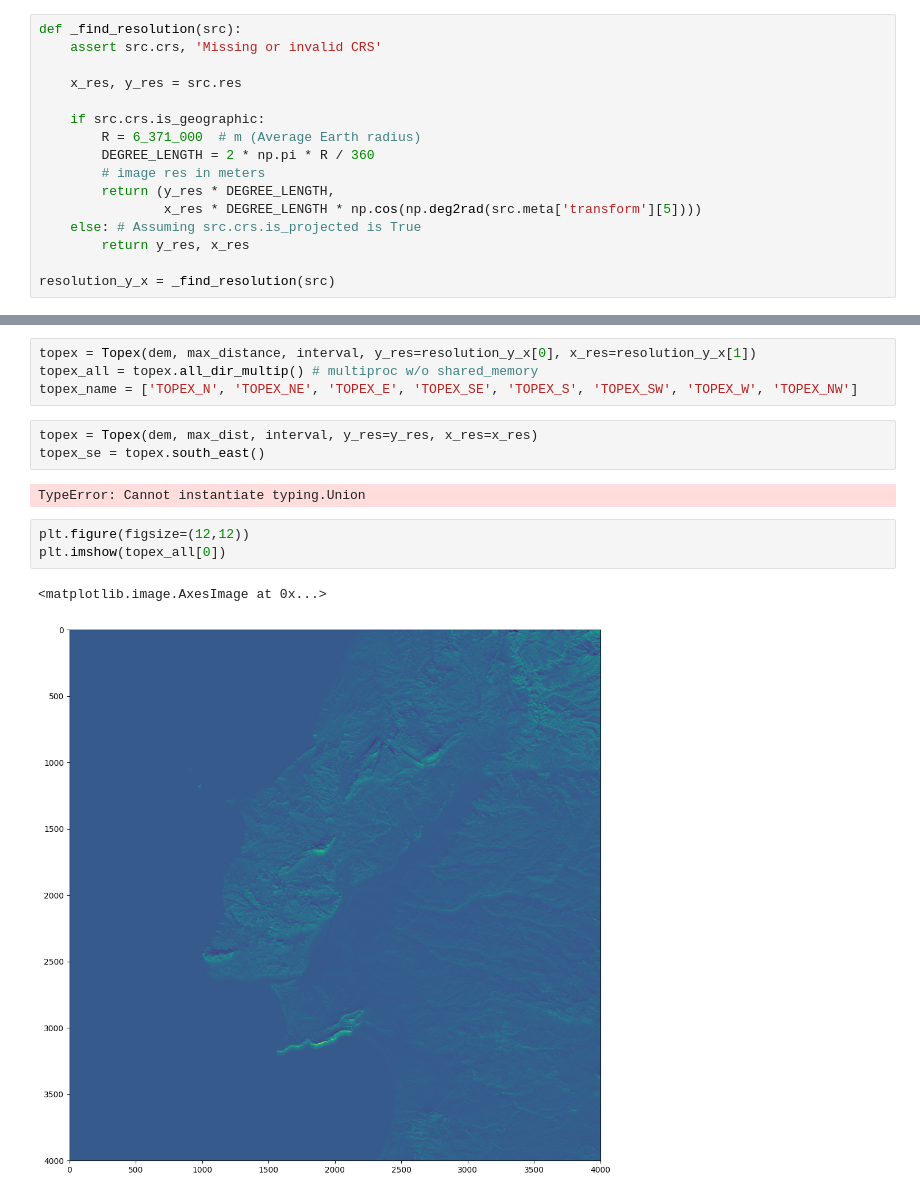
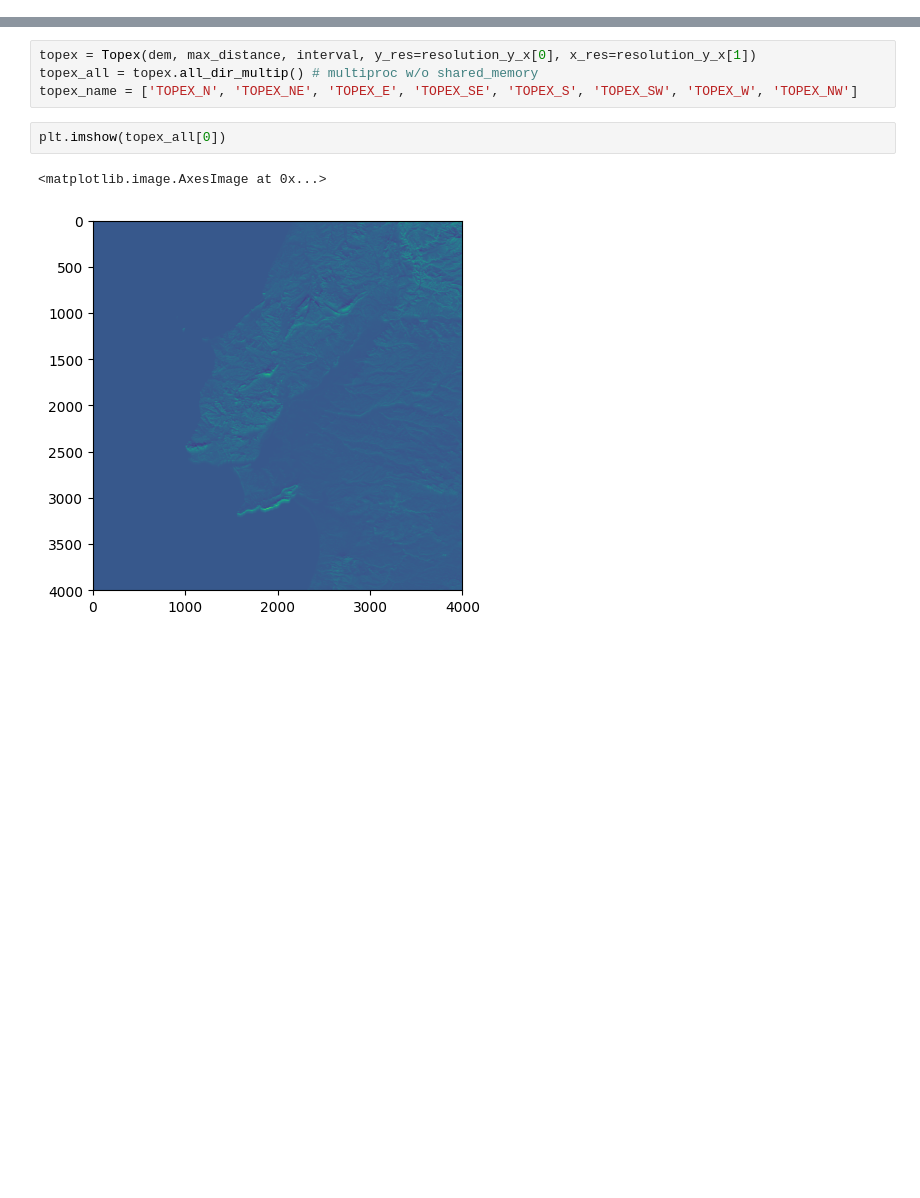
Before and after one commit to armkhudinyan/TOPEX, a Jupyter notebook: exposure.ipynb, the cells around one changed output, grey strips where cells are left out. Cells and saved outputs as stored; diff of their text form; blank space fills up the shorter version.

```diff
--- a/exposure.ipynb
+++ b/exposure.ipynb
@@ -95,19 +22,3 @@ for i, y_x in enumerate(zip(distances_y, distances_x)):
-# %%
-def _find_resolution(src):
-    assert src.crs, 'Missing or invalid CRS'
-
-    x_res, y_res = src.res
-
-    if src.crs.is_geographic:
-        R = 6_371_000  # m (Average Earth radius)
-        DEGREE_LENGTH = 2 * np.pi * R / 360
-        # image res in meters
-        return (y_res * DEGREE_LENGTH,
-                x_res * DEGREE_LENGTH * np.cos(np.deg2rad(src.meta['transform'][5])))
-    else: # Assuming src.crs.is_projected is True
-        return y_res, x_res
-
-resolution_y_x = _find_resolution(src)
 # %%
 R = 6_371_000  # m (Average Earth radius)
 DEGREE_LENGTH = 2 * np.pi * R / 360
@@ -125,14 +36,8 @@ interval = 100 # meters. The intervals to iteretively chekc for max slope angle
 topex = Topex(dem, max_distance, interval, y_res=resolution_y_x[0], x_res=resolution_y_x[1])
 topex_all = topex.all_dir_multip() # multiproc w/o shared_memory
 topex_name = ['TOPEX_N', 'TOPEX_NE', 'TOPEX_E', 'TOPEX_SE', 'TOPEX_S', 'TOPEX_SW', 'TOPEX_W', 'TOPEX_NW']
-# %%
-topex = Topex(dem, max_dist, interval, y_res=y_res, x_res=x_res)
-topex_se = topex.south_east()
-# %% [output]
-TypeError: Cannot instantiate typing.Union
 # %%
-plt.figure(figsize=(12,12))
 plt.imshow(topex_all[0])
 # %% [output]
 <matplotlib.image.AxesImage at 0x...>
-[figure, old version]
+[figure, new version]
```
Also changed, not shown: parts of 17 cells of this notebook, 1 other file.
